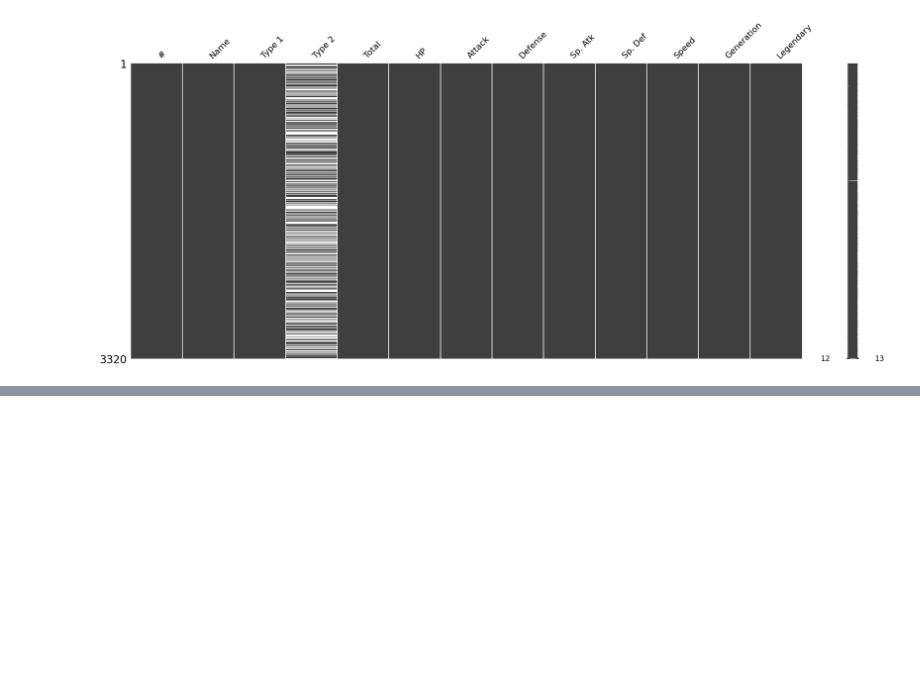
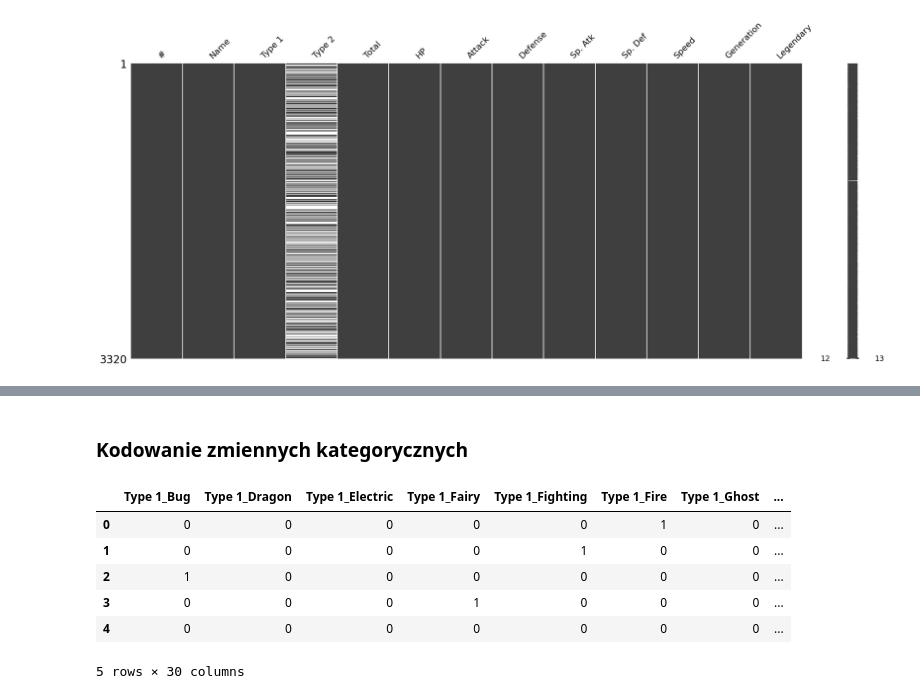
Before and after one commit to KacperUrban/Machine-learning-course, a Jupyter notebook: Second_Part/Projekt_nr_2.ipynb, the cells around one changed output, grey strips where cells are left out. Cells and saved outputs as stored; diff of their text form; code cells hidden in the pictures; blank space fills up the shorter version.

```diff
--- a/Second_Part/Projekt_nr_2.ipynb
+++ b/Second_Part/Projekt_nr_2.ipynb
@@ -72,0 +109,15 @@ plt.show()
+# %% [markdown]
+### Kodowanie zmiennych kategorycznych
+# %%
+df_types = pd.get_dummies(df_clean[['Type 1', 'Type 2']]).astype('int')
+df_leg = df_clean['Legendary'].astype('int')
+df_cat = pd.concat([df_types, df_leg], axis=1)
+df_cat.head()
+# %% [output]
+|  | Type 1_Bug | Type 1_Dragon | Type 1_Electric | Type 1_Fairy | Type 1_Fighting | Type 1_Fire | Type 1_Ghost | ... |
+| 0 | 0 | 0 | 0 | 0 | 0 | 1 | 0 | ... |
+| 1 | 0 | 0 | 0 | 0 | 1 | 0 | 0 | ... |
+| 2 | 1 | 0 | 0 | 0 | 0 | 0 | 0 | ... |
+| 3 | 0 | 0 | 0 | 1 | 0 | 0 | 0 | ... |
+| 4 | 0 | 0 | 0 | 0 | 0 | 0 | 0 | ... |
+5 rows × 30 columns
```
Also changed, not shown: parts of 11 cells of this notebook.
